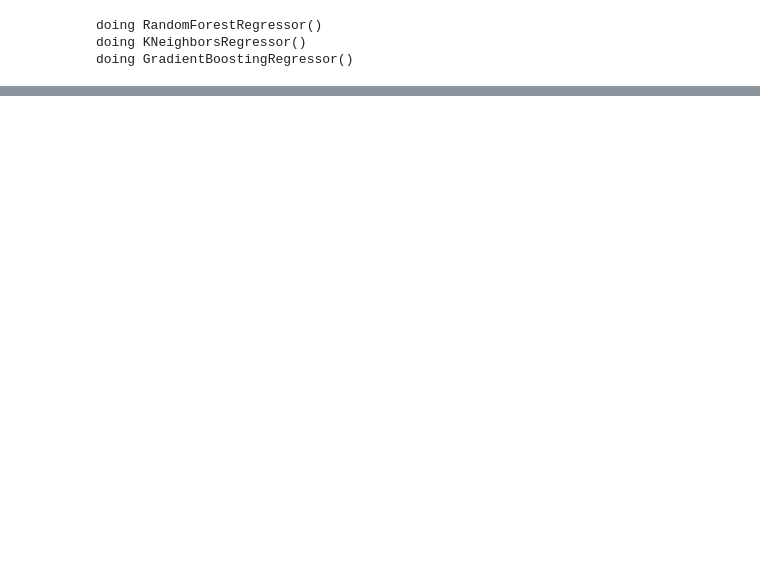
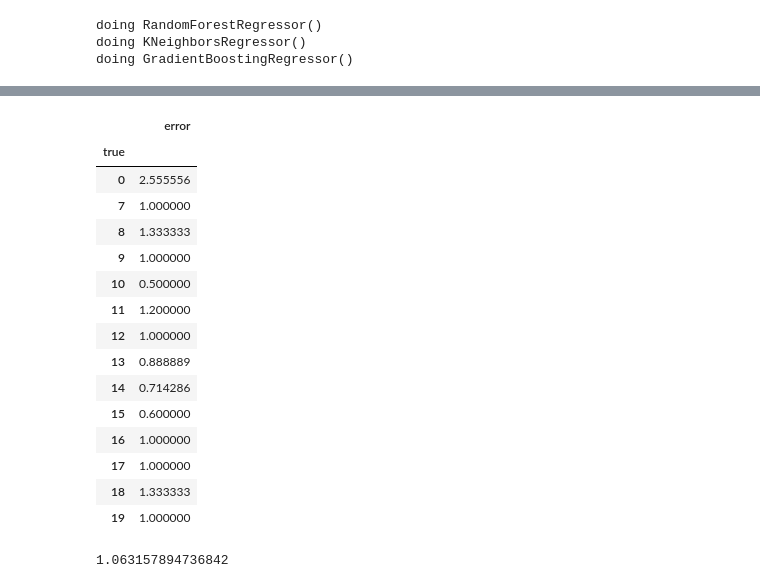
Before and after one commit to York-Solutions-B2E/jenny-huang-aml-student-regression, a Jupyter notebook: regression-grades.ipynb, the cells around one changed output, grey strips where cells are left out. Cells and saved outputs as stored; diff of their text form; code cells hidden in the pictures; blank space fills up the shorter version.

```diff
--- a/regression-grades.ipynb
+++ b/regression-grades.ipynb
@@ -212,0 +214,23 @@ Passing `palette` without assigning `hue` is deprecated and will be removed in v
+# %%
+df.groupby('true').agg({'error' : 'mean'})
+# %% [output]
+|  | error |
+| true |  |
+| 0 | 2.555556 |
+| 7 | 1.000000 |
+| 8 | 1.333333 |
+| 9 | 1.000000 |
+| 10 | 0.500000 |
+| 11 | 1.200000 |
+| 12 | 1.000000 |
+| 13 | 0.888889 |
+| 14 | 0.714286 |
+| 15 | 0.600000 |
+| 16 | 1.000000 |
+| 17 | 1.000000 |
+| 18 | 1.333333 |
+| 19 | 1.000000 |
+# %%
+df['error'].mean()
+# %% [output]
+1.063157894736842
```
Also changed, not shown: parts of 12 cells of this notebook, 17 other files.
